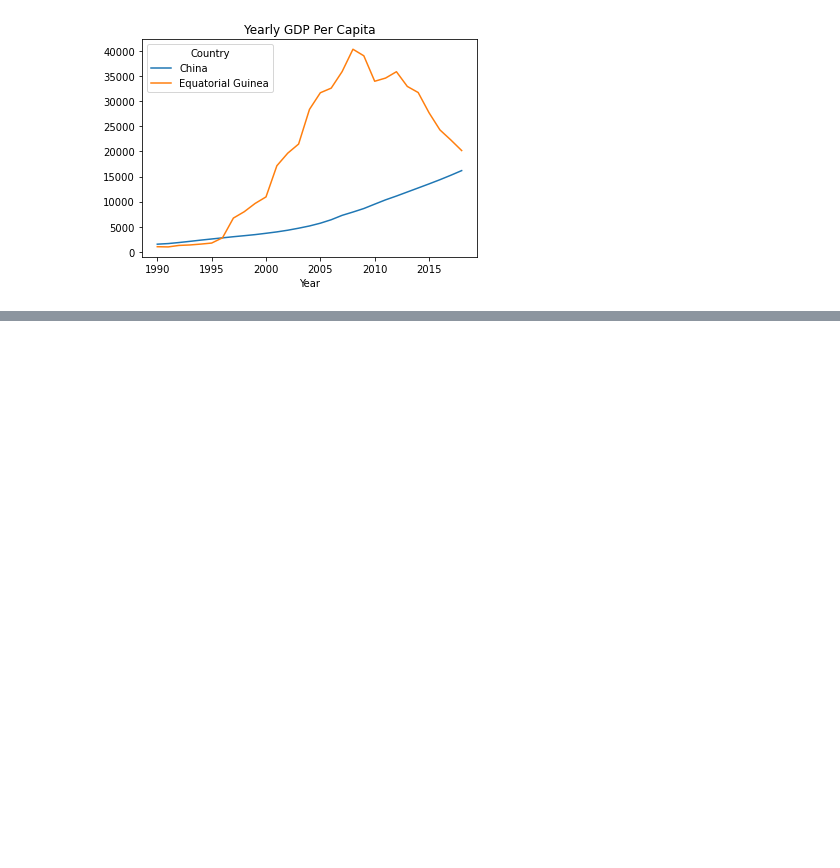
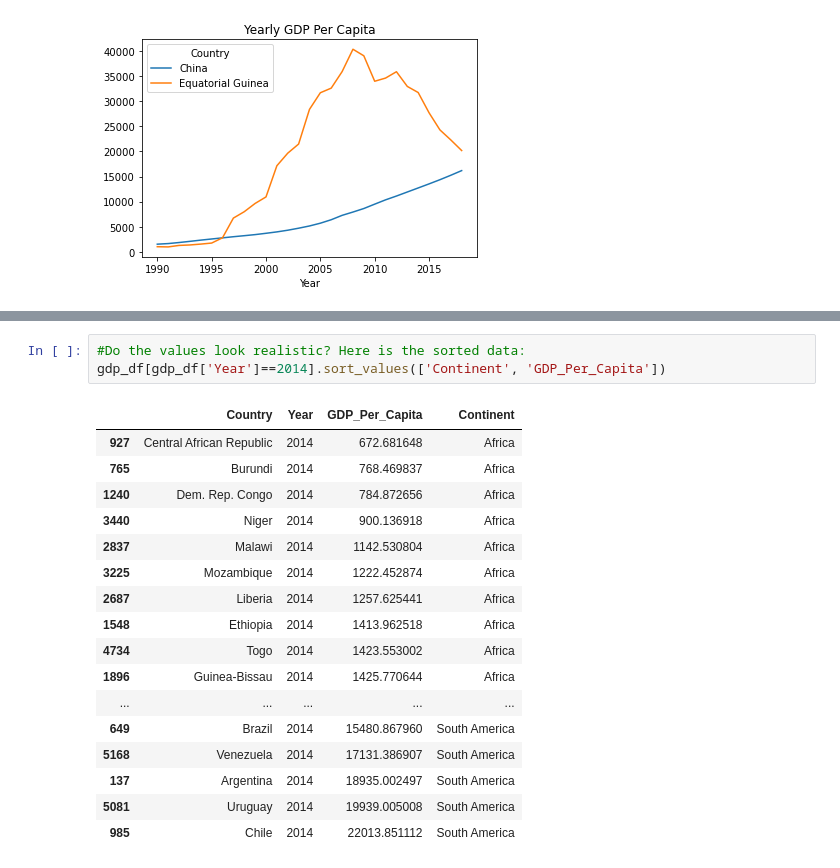
Before and after one commit to nss-data-science-cohort-4/dq1-undata-maggimckenzie, a Jupyter notebook: notebooks/UN_Data_Exploration.ipynb, the cells around one changed output, grey strips where cells are left out. Cells and saved outputs as stored; diff of their text form; blank space fills up the shorter version.

```diff
--- a/notebooks/UN_Data_Exploration.ipynb
+++ b/notebooks/UN_Data_Exploration.ipynb
@@ -487,0 +575,21 @@ gdp_growth_top_two.plot(title='Yearly GDP Per Capita');
+# %%
+#Do the values look realistic? Here is the sorted data:
+gdp_df[gdp_df['Year']==2014].sort_values(['Continent', 'GDP_Per_Capita'])
+# %% [output]
+|  | Country | Year | GDP_Per_Capita | Continent |
+| 927 | Central African Republic | 2014 | 672.681648 | Africa |
+| 765 | Burundi | 2014 | 768.469837 | Africa |
+| 1240 | Dem. Rep. Congo | 2014 | 784.872656 | Africa |
+| 3440 | Niger | 2014 | 900.136918 | Africa |
+| 2837 | Malawi | 2014 | 1142.530804 | Africa |
+| 3225 | Mozambique | 2014 | 1222.452874 | Africa |
+| 2687 | Liberia | 2014 | 1257.625441 | Africa |
+| 1548 | Ethiopia | 2014 | 1413.962518 | Africa |
+| 4734 | Togo | 2014 | 1423.553002 | Africa |
+| 1896 | Guinea-Bissau | 2014 | 1425.770644 | Africa |
+| ... | ... | ... | ... | ... |
+| 649 | Brazil | 2014 | 15480.867960 | South America |
+| 5168 | Venezuela | 2014 | 17131.386907 | South America |
+| 137 | Argentina | 2014 | 18935.002497 | South America |
+| 5081 | Uruguay | 2014 | 19939.005008 | South America |
+| 985 | Chile | 2014 | 22013.851112 | South America |
```
Also changed, not shown: parts of 46 cells of this notebook.
